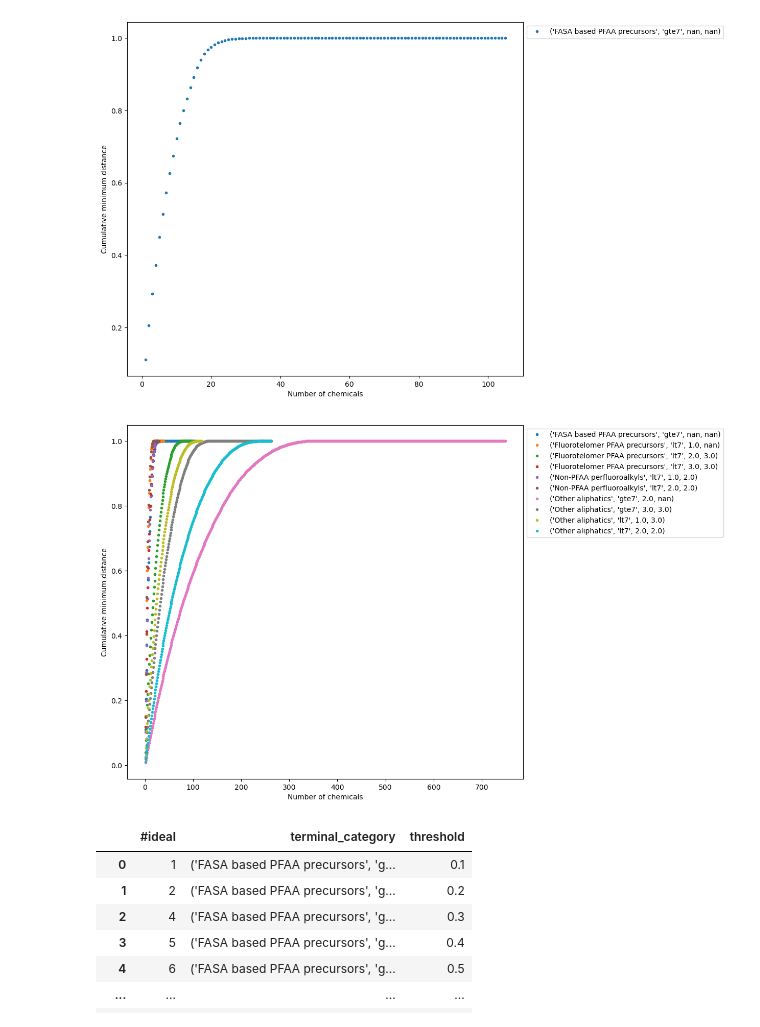
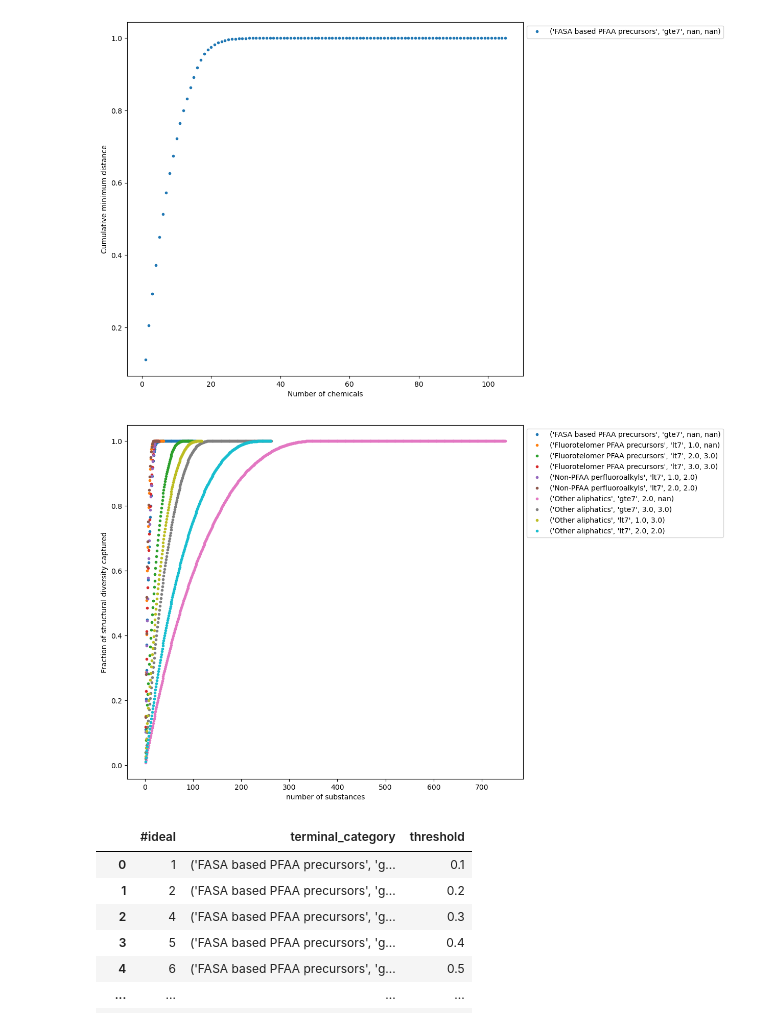
Before and after one commit to patlewig/nts_pfas, a Jupyter notebook: notebooks/07_structural_diversity_coverage_unconstrained.ipynb, the cells around one changed output. Saved outputs shown, nothing was run; the diff lists cells and outputs as text; code cells hidden in the pictures.

Commit message:
adjustment to the figure axes

```diff
--- a/notebooks/07_structural_diversity_coverage_unconstrained.ipynb
+++ b/notebooks/07_structural_diversity_coverage_unconstrained.ipynb
@@ -273,15 +273,15 @@ plot_rep(check_lst[0]['representative'], label = check_lst[0]['label'])
 # %%
 fig, ax = plt.subplots(figsize = (10,9))
 for i in range(len(check_lst))[0:30:3]:
-    ax.set_ylabel('Cumulative minimum distance')
-    ax.set_xlabel('Number of chemicals')
+    ax.set_ylabel('Fraction of structural diversity captured')
+    ax.set_xlabel('number of substances')
     #ax.set_title('ECDFs of within Category-Subcategory combinations')
     ax.plot(check_lst[i]['representative']['#'],check_lst[i]['representative']['norm_min'], marker = '.', linestyle = 'none', label = check_lst[i]['label'])
     ax.legend(bbox_to_anchor=(1, 1))
     #ax.annotate(" ", xy = (0.65,0.8), xytext = (0.5, 0.8), arrowprops = dict(arrowstyle = '->', lw = 2, color = 'black'))
 fig.savefig(figures_dir+'Figure1_structural_diversity_061123.png', dpi = 300, bbox_inches='tight')
 # %% [output]
-[figure, old version]
+[figure, new version]
 # %%
 number_chems2 = []
 
```
Also changed, not shown: parts of 1 cell of this notebook.
